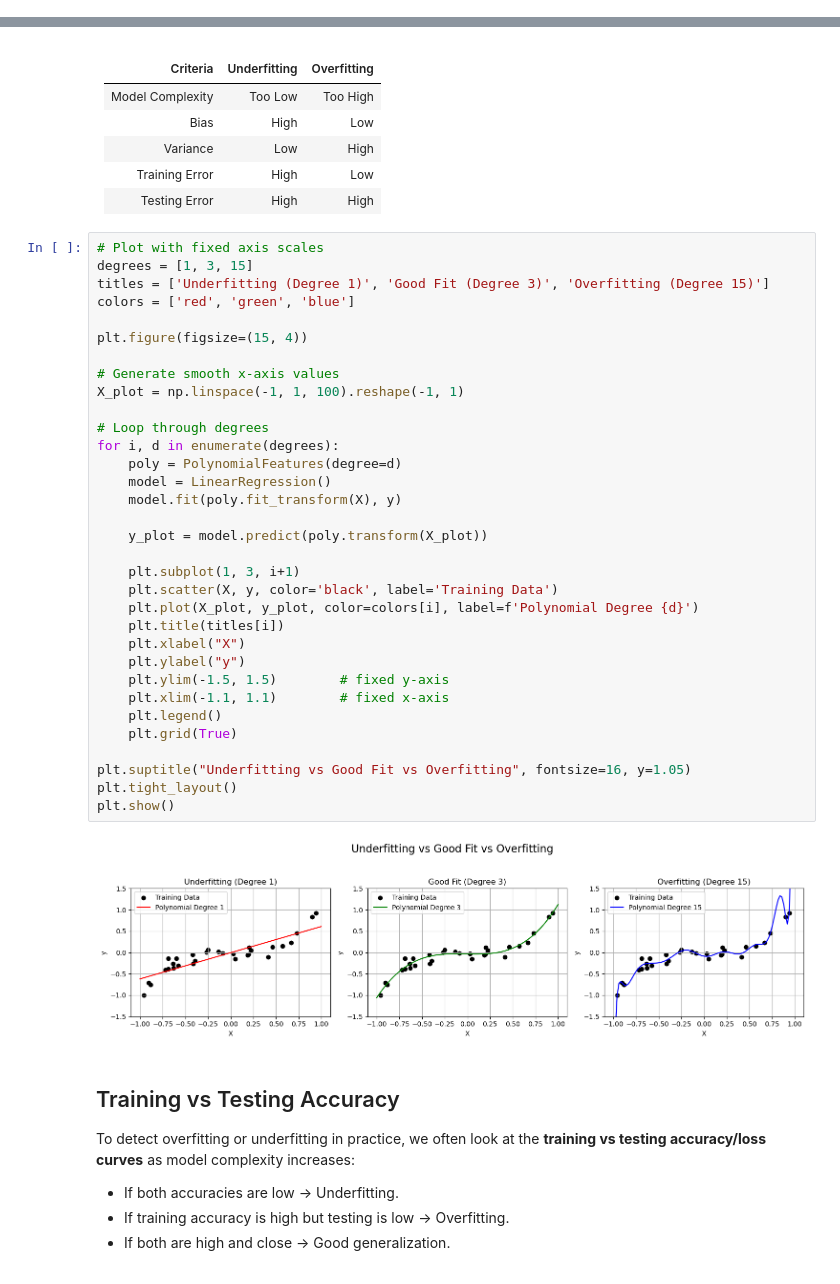
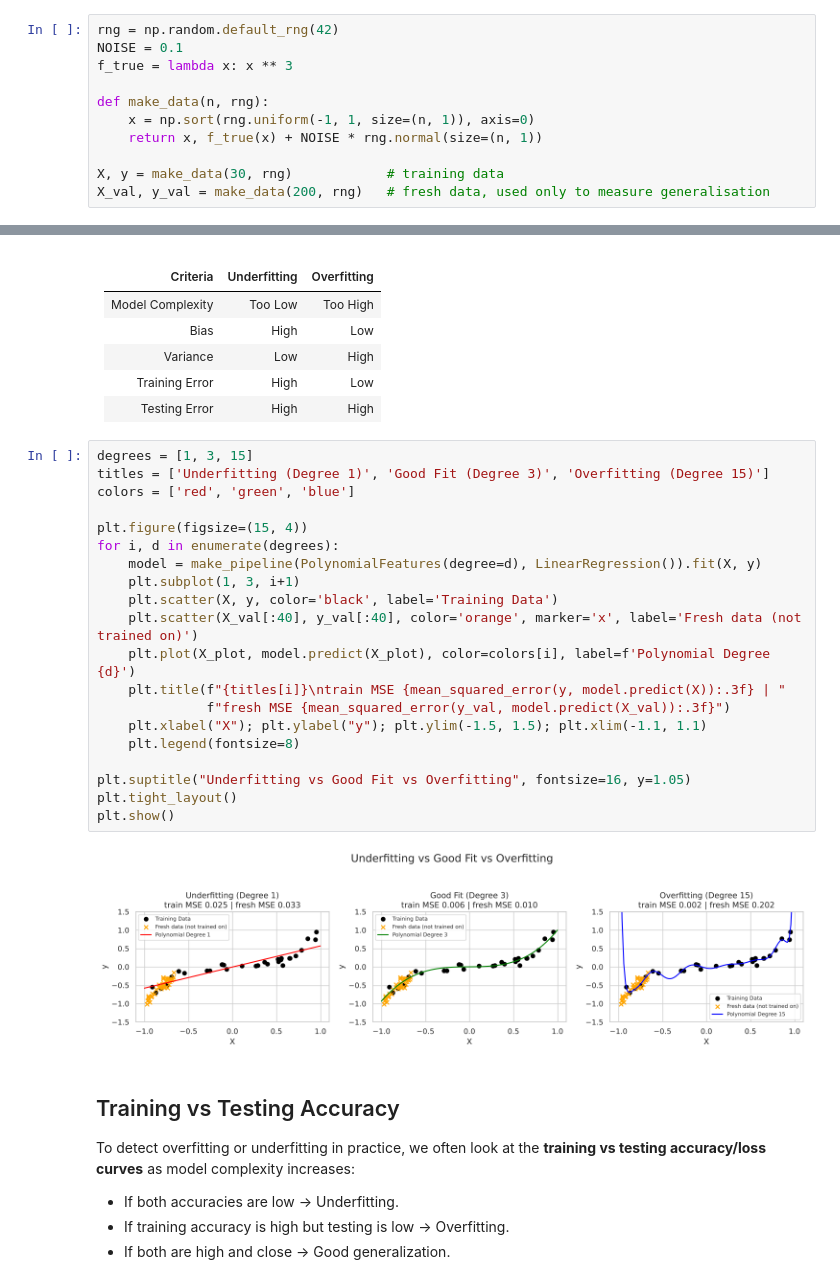
Before and after one commit to Zain62543/Python-Data-Analysis, a Jupyter notebook: projects/bias-variance-tradeoff/bias-variance-polynomial-fits-and-bagging.ipynb, the cells around one changed output, grey strips where cells are left out. Saved outputs shown, nothing was run; the diff lists cells and outputs as text.

```diff
--- a/projects/bias-variance-tradeoff/bias-variance-polynomial-fits-and-bagging.ipynb
+++ b/projects/bias-variance-tradeoff/bias-variance-polynomial-fits-and-bagging.ipynb
@@ -69 +81,12 @@ y = X**3 + 0.1 * np.random.randn(30, 1)
+# %%
+rng = np.random.default_rng(42)
+NOISE = 0.1
+f_true = lambda x: x ** 3
+
+def make_data(n, rng):
+    x = np.sort(rng.uniform(-1, 1, size=(n, 1)), axis=0)
+    return x, f_true(x) + NOISE * rng.normal(size=(n, 1))
+
+X, y = make_data(30, rng)            # training data
+X_val, y_val = make_data(200, rng)   # fresh data, used only to measure generalisation
 # %%
@@ -127,40 +192,27 @@ These two concepts describe how well a model fits the training data vs how well
 | Training Error  | High                    | Low                      |
 | Testing Error   | High                    | High                     |
 # %%
-# Plot with fixed axis scales
 degrees = [1, 3, 15]
 titles = ['Underfitting (Degree 1)', 'Good Fit (Degree 3)', 'Overfitting (Degree 15)']
 colors = ['red', 'green', 'blue']
 
 plt.figure(figsize=(15, 4))
-
-# Generate smooth x-axis values
-X_plot = np.linspace(-1, 1, 100).reshape(-1, 1)
-
-# Loop through degrees
 for i, d in enumerate(degrees):
-    poly = PolynomialFeatures(degree=d)
-    model = LinearRegression()
-    model.fit(poly.fit_transform(X), y)
-
-    y_plot = model.predict(poly.transform(X_plot))
-
+    model = make_pipeline(PolynomialFeatures(degree=d), LinearRegression()).fit(X, y)
     plt.subplot(1, 3, i+1)
     plt.scatter(X, y, color='black', label='Training Data')
-    plt.plot(X_plot, y_plot, color=colors[i], label=f'Polynomial Degree {d}')
-    plt.title(titles[i])
-    plt.xlabel("X")
-    plt.ylabel("y")
-    plt.ylim(-1.5, 1.5)        # fixed y-axis
-    plt.xlim(-1.1, 1.1)        # fixed x-axis
-    plt.legend()
-    plt.grid(True)
+    plt.scatter(X_val[:40], y_val[:40], color='orange', marker='x', label='Fresh data (not trained on)')
+    plt.plot(X_plot, model.predict(X_plot), color=colors[i], label=f'Polynomial Degree {d}')
+    plt.title(f"{titles[i]}\ntrain MSE {mean_squared_error(y, model.predict(X)):.3f} | "
+              f"fresh MSE {mean_squared_error(y_val, model.predict(X_val)):.3f}")
+    plt.xlabel("X"); plt.ylabel("y"); plt.ylim(-1.5, 1.5); plt.xlim(-1.1, 1.1)
+    plt.legend(fontsize=8)
 
 plt.suptitle("Underfitting vs Good Fit vs Overfitting", fontsize=16, y=1.05)
 plt.tight_layout()
 plt.show()
 # %% [output]
-[figure, old version]
+[figure, new version]
 # %% [markdown]
 ## Training vs Testing Accuracy
 
```
Also changed, not shown: parts of 28 cells of this notebook, 27 other files.
